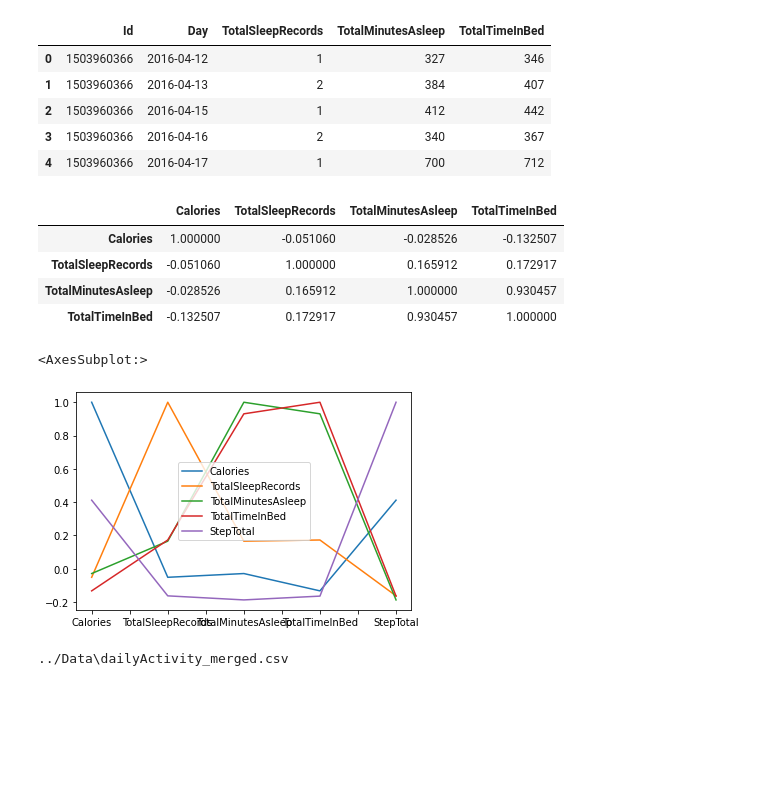
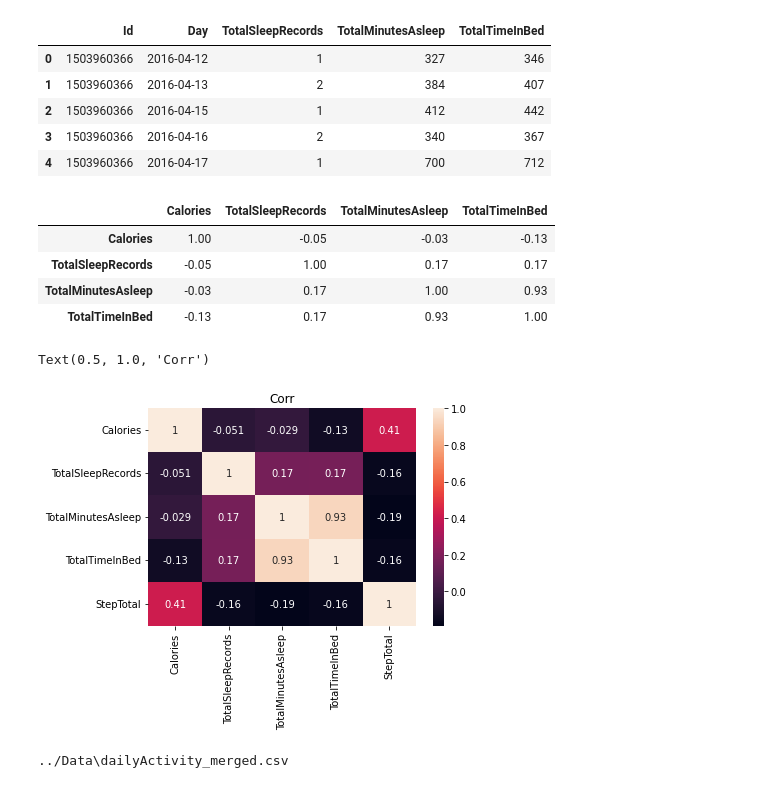
Before and after one commit to idangrady/DataAnalysisCourse, a Jupyter notebook: Idan/DataPre.ipynb, the cells around one changed output. Drawn from its saved outputs; the diff is of its cells as text; code cells hidden in the pictures; blank space fills up the shorter version.

```diff
--- a/Idan/DataPre.ipynb
+++ b/Idan/DataPre.ipynb
@@ -279,19 +272,23 @@ sleep.head()
 | 4 | 1503960366 | 2016-04-17 | 1 | 700 | 712 |
 # %%
 meged_cl_sle =calories.merge(sleep, left_on=["Id","Day" ], right_on=["Id", "Day"])
-meged_cl_sle.drop(columns=["Id"], inplace= False).corr()
+meged_cl_sle.drop(columns=["Id"], inplace= False).corr().round(2)
 # %% [output]
 |  | Calories | TotalSleepRecords | TotalMinutesAsleep | TotalTimeInBed |
-| Calories | 1.000000 | -0.051060 | -0.028526 | -0.132507 |
-| TotalSleepRecords | -0.051060 | 1.000000 | 0.165912 | 0.172917 |
-| TotalMinutesAsleep | -0.028526 | 0.165912 | 1.000000 | 0.930457 |
-| TotalTimeInBed | -0.132507 | 0.172917 | 0.930457 | 1.000000 |
+| Calories | 1.00 | -0.05 | -0.03 | -0.13 |
+| TotalSleepRecords | -0.05 | 1.00 | 0.17 | 0.17 |
+| TotalMinutesAsleep | -0.03 | 0.17 | 1.00 | 0.93 |
+| TotalTimeInBed | -0.13 | 0.17 | 0.93 | 1.00 |
 # %%
 meged_cl_sle_steps =meged_cl_sle.merge(steps, left_on=["Id","Day" ], right_on=["Id", "Day"])
-meged_cl_sle_steps.drop(columns=["Id"], inplace= False).corr().plot()
+corr= meged_cl_sle_steps.drop(columns=["Id"], inplace= False).corr()
+
+
+plot =sns.heatmap(corr, annot = True)
+plot.set_title("Corr")
 # %% [output]
-<AxesSubplot:>
+Text(0.5, 1.0, 'Corr')
-[figure, old version]
+[figure, new version]
 # %%
 calories = read_file(data_csvs[0])
 calories[]
```
Also changed, not shown: parts of 4 cells of this notebook.
